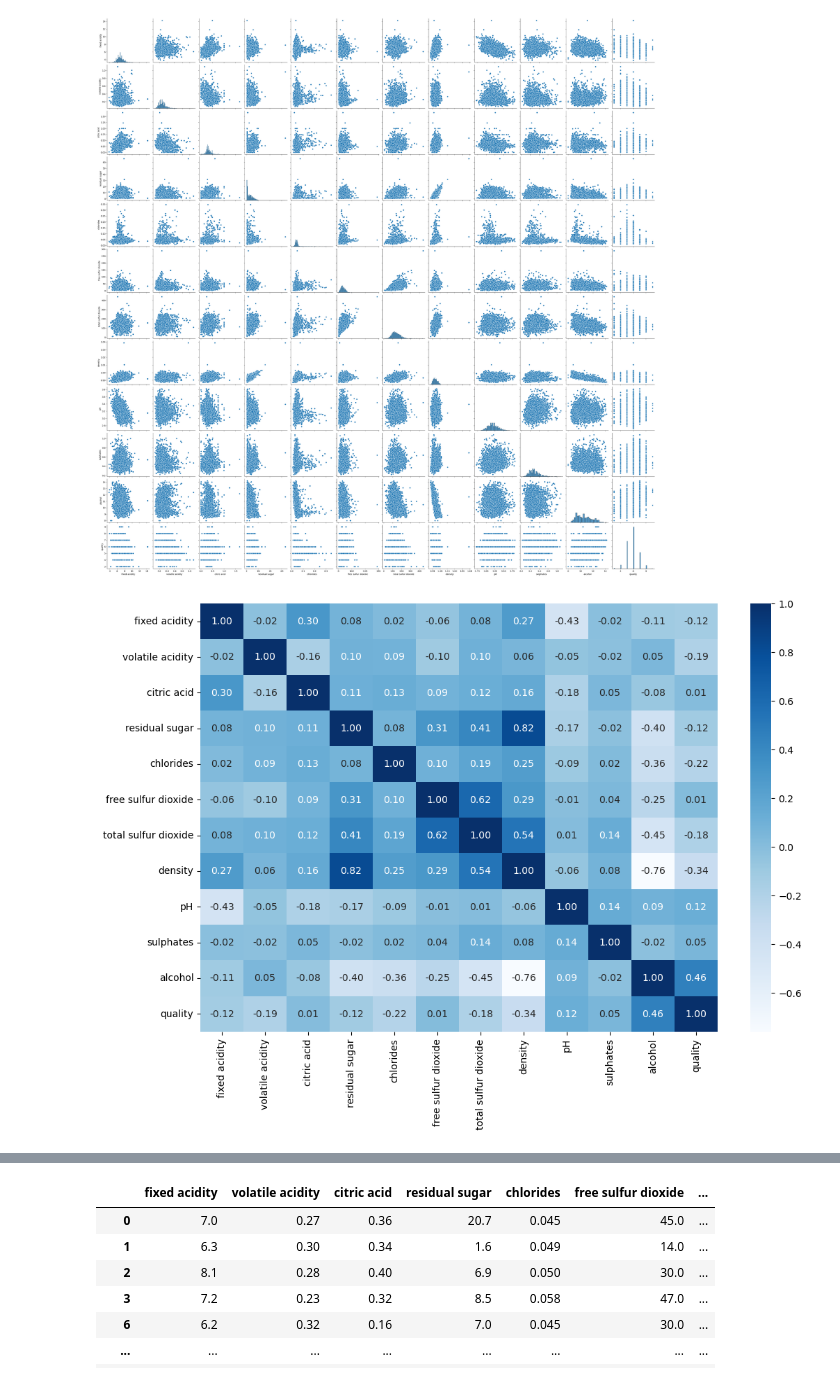
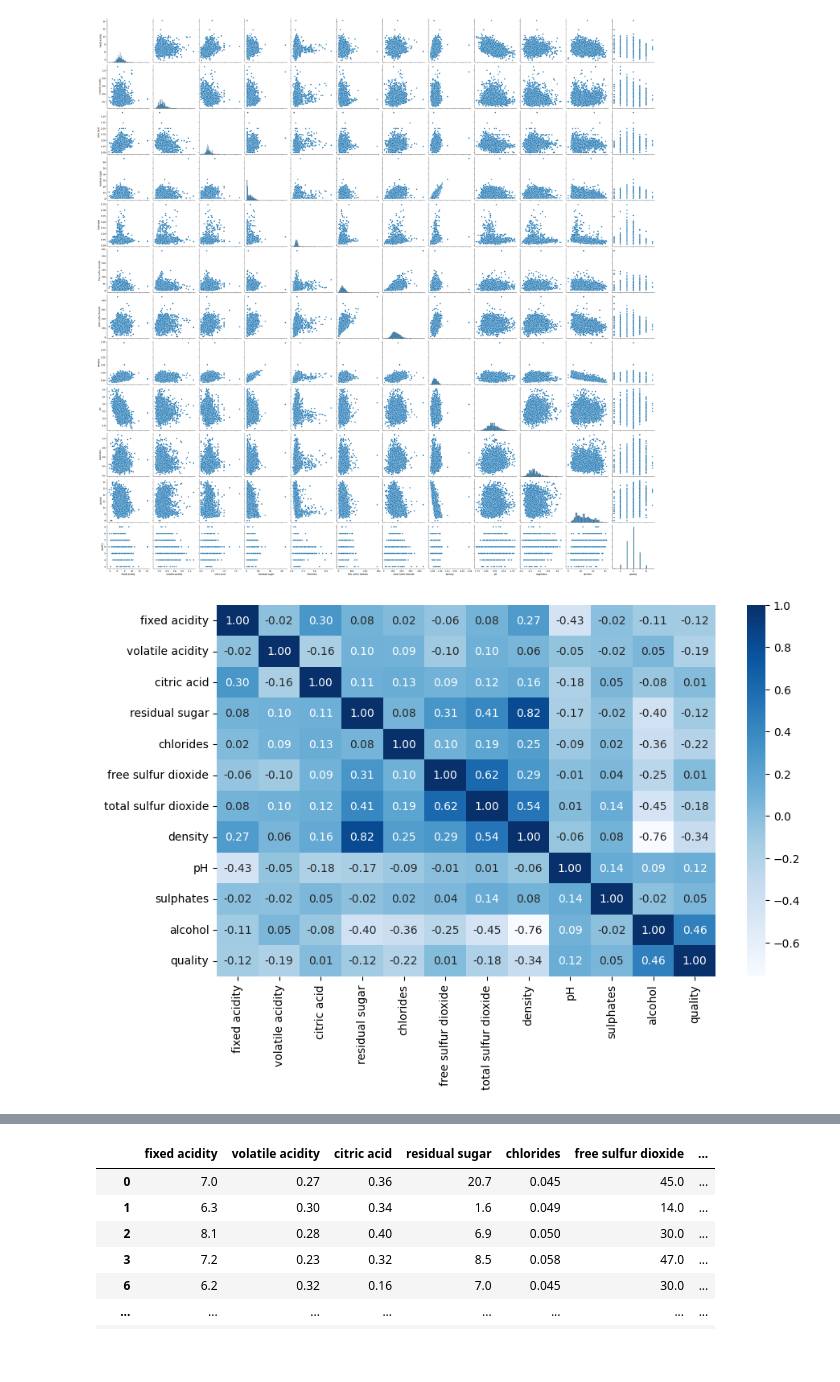
Before and after one commit to tristanpadiou/Group-Project-2, a Jupyter notebook: WineRatingPrediction.ipynb, the cells around one changed output, grey strips where cells are left out. Drawn from its saved outputs; the diff is of its cells as text; code cells hidden in the pictures; blank space fills up the shorter version.

```diff
--- a/WineRatingPrediction.ipynb
+++ b/WineRatingPrediction.ipynb
@@ -51,6 +53,6 @@ zstandard               0.22.0
 # %%
 #Read dataset and make a copy of the original
-df_white=pd.read_csv("winequality-white.csv",delimiter=';')
+df_white=pd.read_csv("Resources/winequality-white.csv",delimiter=';')
 
 df_white
 # %% [output]
@@ -92,7 +94,7 @@ dtypes: float64(11), int64(1)
 memory usage: 459.3 KB
 # %%
 def quality(rating):
-    if rating > 5:
+    if rating > 6:
         return 'Above average'
     else:
         return 'Below Average'
@@ -278,13 +280,13 @@ sns.pairplot(df_white, height=3.0)
 # %%
 
 df=df_white.copy()
 df.drop(['rating'], axis=1, inplace=True)
 # Set the figure size
-plt.figure(figsize=(12, 8))
+plt.figure(figsize=(10, 6))
 
 # Correlation matrix / heatmap
 sns.heatmap(df.corr(),cmap='Blues', annot=True,fmt=".2f")
 # Display the heatmap
 plt.show()
 # %% [output]
-[figure, old version]
+[figure, new version]
```
Also changed, not shown: parts of 33 cells of this notebook.
